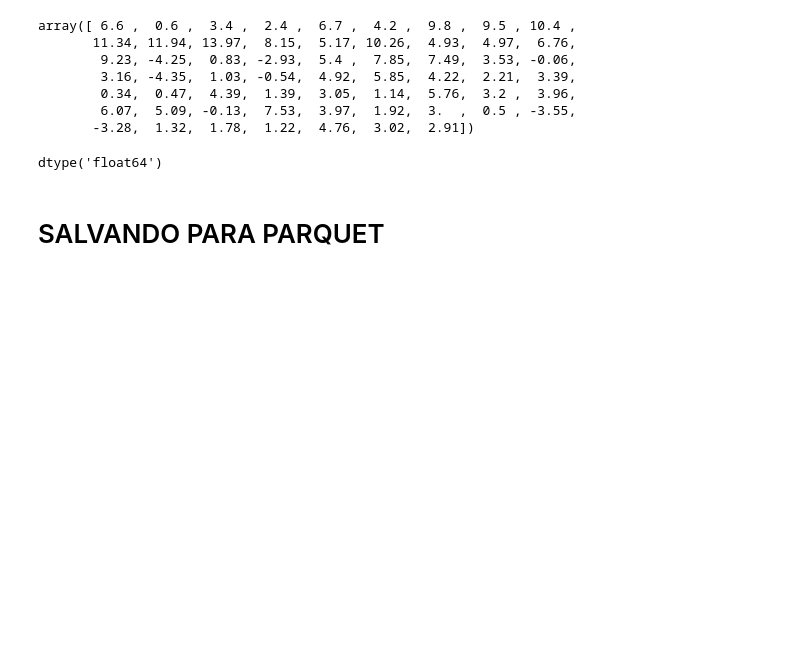
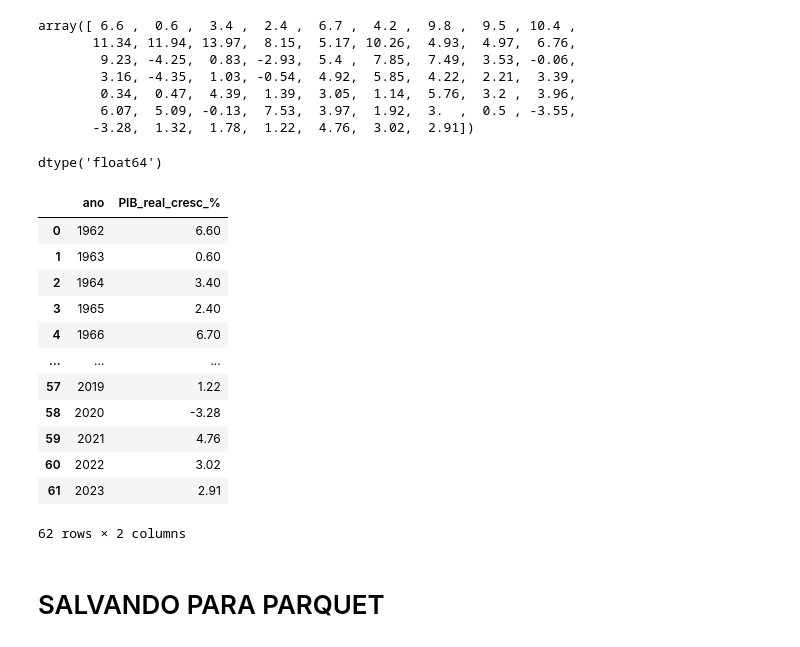
Before and after one commit to andreacmartins/infra-data, a Jupyter notebook: scripts/tratamento-dados-PIB.ipynb, the cells around one changed output. Drawn from its saved outputs; the diff is of its cells as text; code cells hidden in the pictures; blank space fills up the shorter version.

```diff
--- a/scripts/tratamento-dados-PIB.ipynb
+++ b/scripts/tratamento-dados-PIB.ipynb
@@ -47,5 +47,5 @@ dtypes: int64(1), object(1)
 memory usage: 1.1+ KB
 # %%
 pib = pib.rename(columns={'Data':'ano',
-                          '7326 - Produto Interno Bruto - Taxa de variaзгo real no ano - Var. % anual' : 'cresc_real_ano'})
+                          '7326 - Produto Interno Bruto - Taxa de variaзгo real no ano - Var. % anual' : 'PIB_real_cresc_%'})
 # %%
@@ -60,7 +60,7 @@ array(['6,60', '0,60', '3,40', '2,40', '6,70', '4,20', '9,80', '9,50',
        '-0,13', '7,53', '3,97', '1,92', '3,00', '0,50', '-3,55', '-3,28',
        '1,32', '1,78', '1,22', '4,76', '3,02', '2,91'], dtype=object)
 # %%
-pib['cresc_real_ano'] = pib['cresc_real_ano'].str.replace(',','.')
+pib['PIB_real_cresc_%'] = pib['PIB_real_cresc_%'].str.replace(',','.')
 # %%
-pib['cresc_real_ano'] = pib['cresc_real_ano'].astype('float')
+pib['PIB_real_cresc_%'] = pib['PIB_real_cresc_%'].astype('float')
 # %%
@@ -78,2 +78,18 @@ pib['cresc_real_ano'].dtype
 # %% [output]
 dtype('float64')
+# %%
+pib
+# %% [output]
+|  | ano | PIB_real_cresc_% |
+| 0 | 1962 | 6.60 |
+| 1 | 1963 | 0.60 |
+| 2 | 1964 | 3.40 |
+| 3 | 1965 | 2.40 |
+| 4 | 1966 | 6.70 |
+| ... | ... | ... |
+| 57 | 2019 | 1.22 |
+| 58 | 2020 | -3.28 |
+| 59 | 2021 | 4.76 |
+| 60 | 2022 | 3.02 |
+| 61 | 2023 | 2.91 |
+62 rows × 2 columns
```
Also changed, not shown: parts of 4 cells of this notebook, 3 other files.
